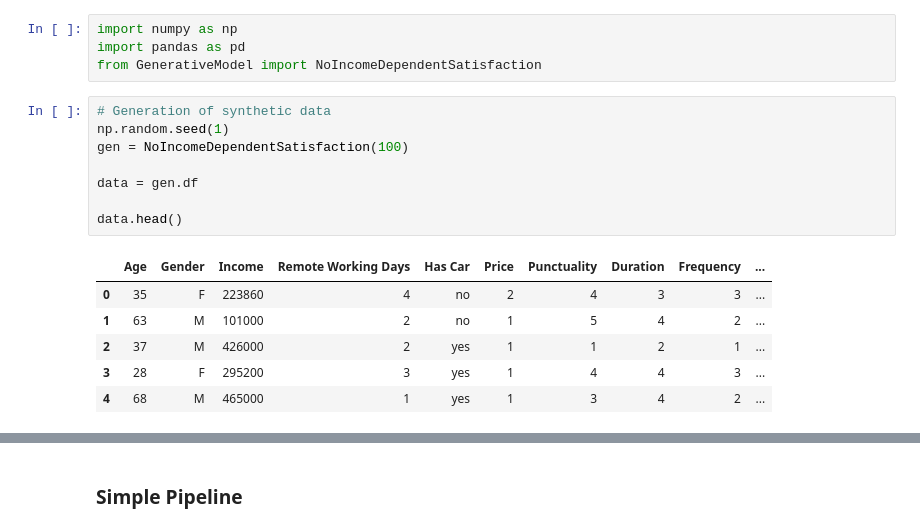
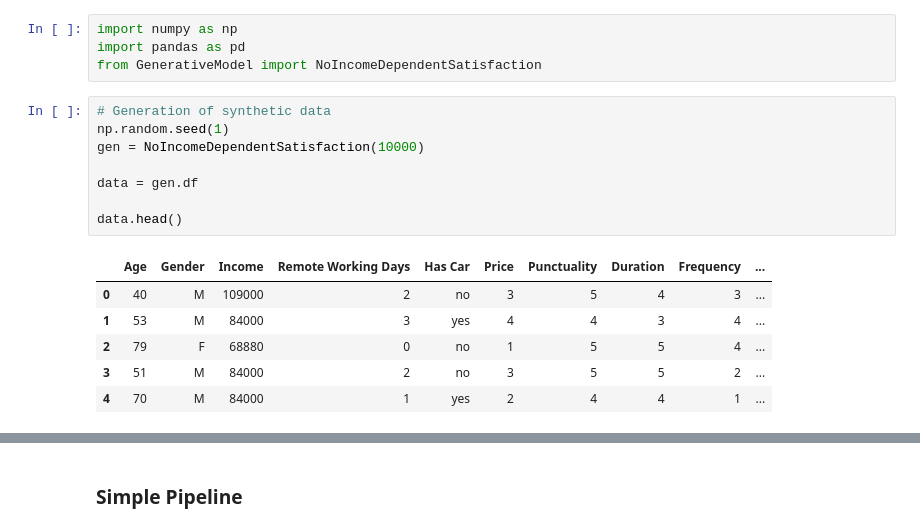
Before and after one commit to veborito/Introduction-to-MachineLearning, a Jupyter notebook: projet/IncomeFreeTest.ipynb, the cells around one changed output, grey strips where cells are left out. Drawn from its saved outputs; the diff is of its cells as text.

```diff
--- a/projet/IncomeFreeTest.ipynb
+++ b/projet/IncomeFreeTest.ipynb
@@ -126,15 +126,15 @@ from GenerativeModel import NoIncomeDependentSatisfaction
 # %%
 # Generation of synthetic data
 np.random.seed(1)
-gen = NoIncomeDependentSatisfaction(100)
+gen = NoIncomeDependentSatisfaction(10000)
 
 data = gen.df
 
 data.head()
 # %% [output]
 |  | Age | Gender | Income | Remote Working Days | Has Car | Price | Punctuality | Duration | Frequency | ... |
-| 0 | 35 | F | 223860 | 4 | no | 2 | 4 | 3 | 3 | ... |
-| 1 | 63 | M | 101000 | 2 | no | 1 | 5 | 4 | 2 | ... |
-| 2 | 37 | M | 426000 | 2 | yes | 1 | 1 | 2 | 1 | ... |
-| 3 | 28 | F | 295200 | 3 | yes | 1 | 4 | 4 | 3 | ... |
-| 4 | 68 | M | 465000 | 1 | yes | 1 | 3 | 4 | 2 | ... |
+| 0 | 40 | M | 109000 | 2 | no | 3 | 5 | 4 | 3 | ... |
+| 1 | 53 | M | 84000 | 3 | yes | 4 | 4 | 3 | 4 | ... |
+| 2 | 79 | F | 68880 | 0 | no | 1 | 5 | 5 | 4 | ... |
+| 3 | 51 | M | 84000 | 2 | no | 3 | 5 | 5 | 2 | ... |
+| 4 | 70 | M | 84000 | 1 | yes | 2 | 4 | 4 | 1 | ... |
```
Also changed, not shown: parts of 16 cells of this notebook, 4 other files.
